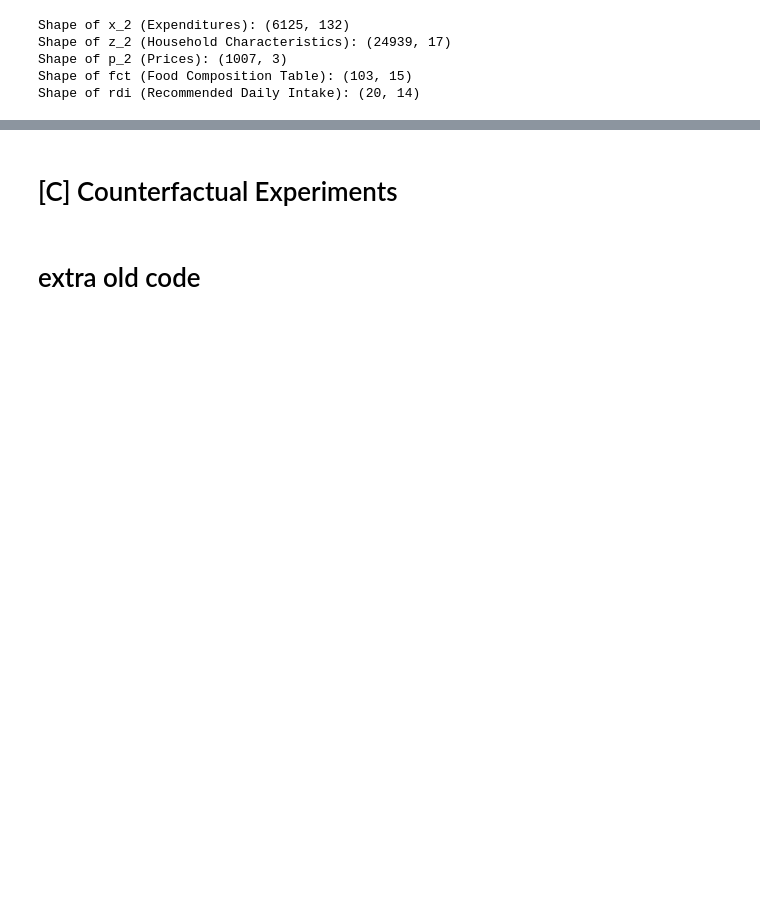
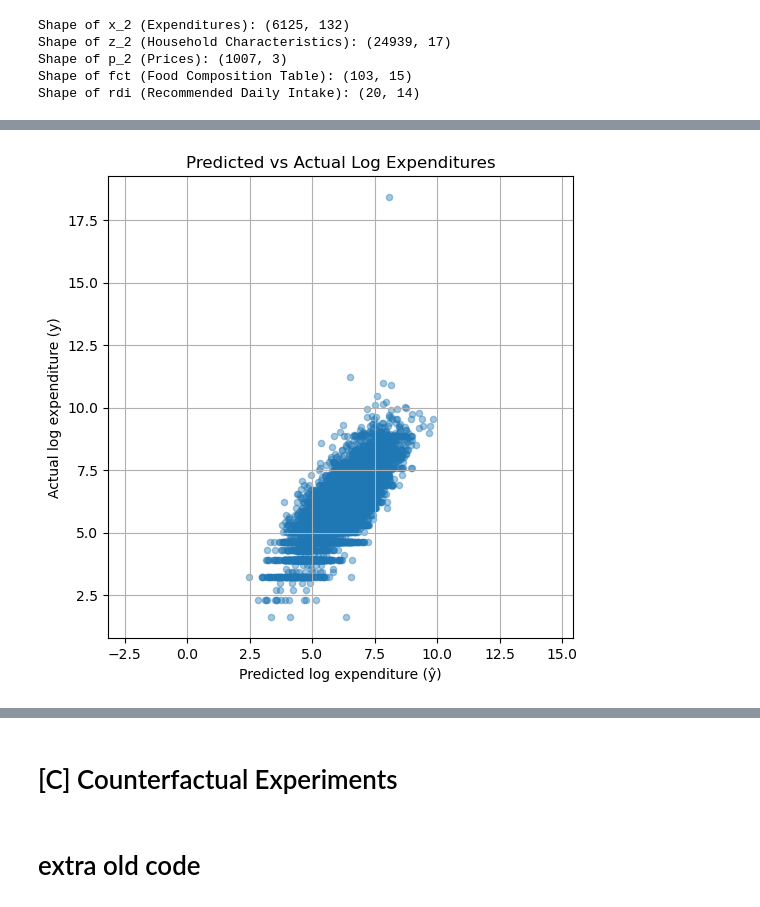
Before and after one commit to JackPollard4/Project-3-, a Jupyter notebook: Jack Mali Document.ipynb, the cells around one changed output, grey strips where cells are left out. Saved outputs shown, nothing was run; the diff lists cells and outputs as text; code cells hidden in the pictures; blank space fills up the shorter version.

```diff
--- a/Jack Mali Document.ipynb
+++ b/Jack Mali Document.ipynb
@@ -539,0 +488,4 @@ Note: you may need to restart the kernel to use updated packages.
+# %%
+from cfe import Regression
+
+result = Regression(y=y,d=d)
@@ -539,0 +508,23 @@ Note: you may need to restart the kernel to use updated packages.
+# %%
+%matplotlib inline
+import matplotlib.pyplot as plt
+
+# Create DataFrame of actual vs predicted log expenditures
+df = pd.DataFrame({
+    'y': y,
+    'yhat': result.get_predicted_log_expenditures()
+})
+
+# Drop missing values (some may not match if data was trimmed)
+df = df.dropna()
+
+# Plot
+df.plot.scatter(x='yhat', y='y', alpha=0.4, figsize=(6, 6))
+plt.title("Predicted vs Actual Log Expenditures")
+plt.xlabel("Predicted log expenditure (ŷ)")
+plt.ylabel("Actual log expenditure (y)")
+plt.grid(True)
+plt.axis("equal")  # force square axes
+plt.show()
+# %% [output]
+[figure, added]
```
Also changed, not shown: parts of 30 cells of this notebook.
